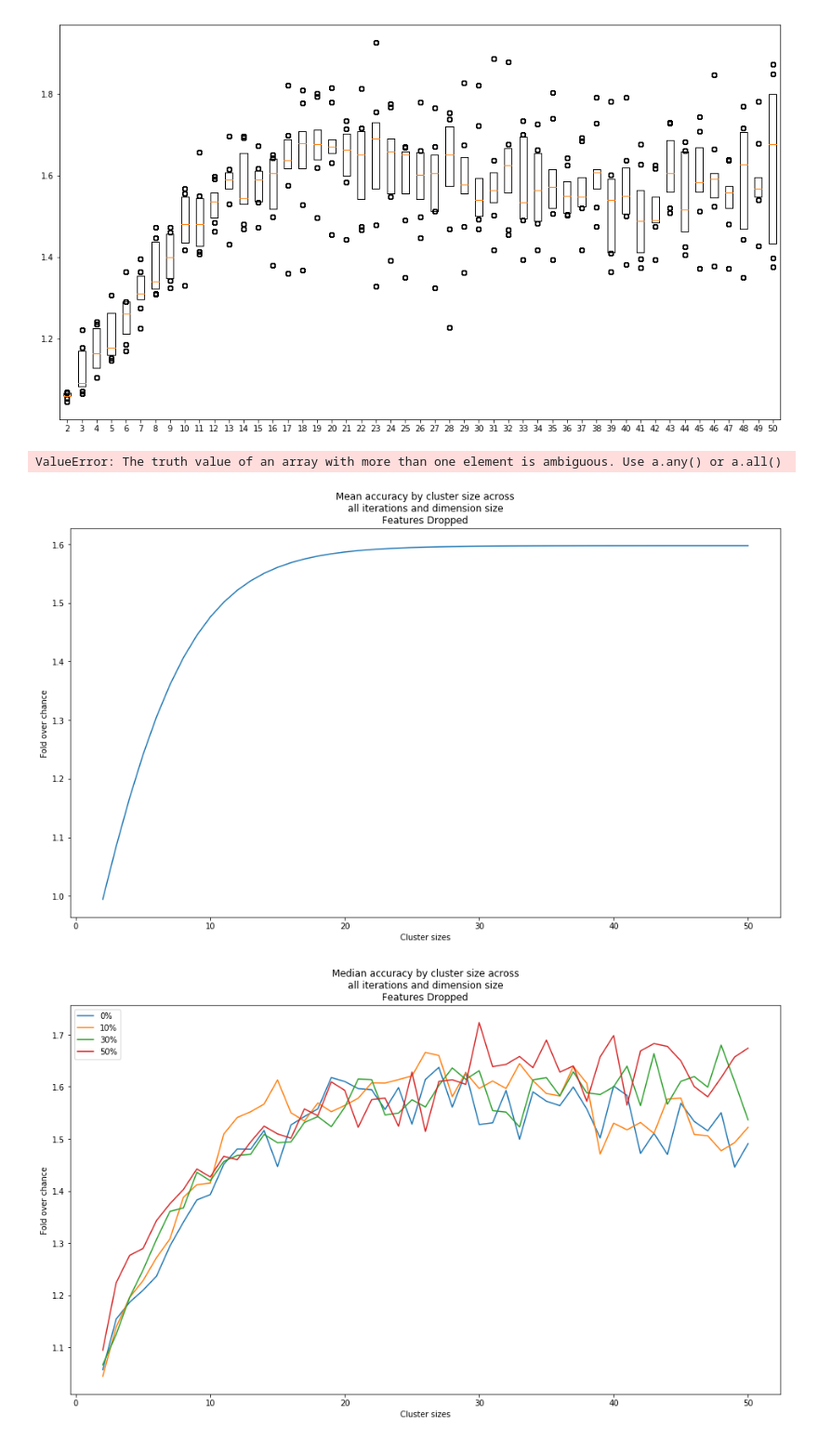
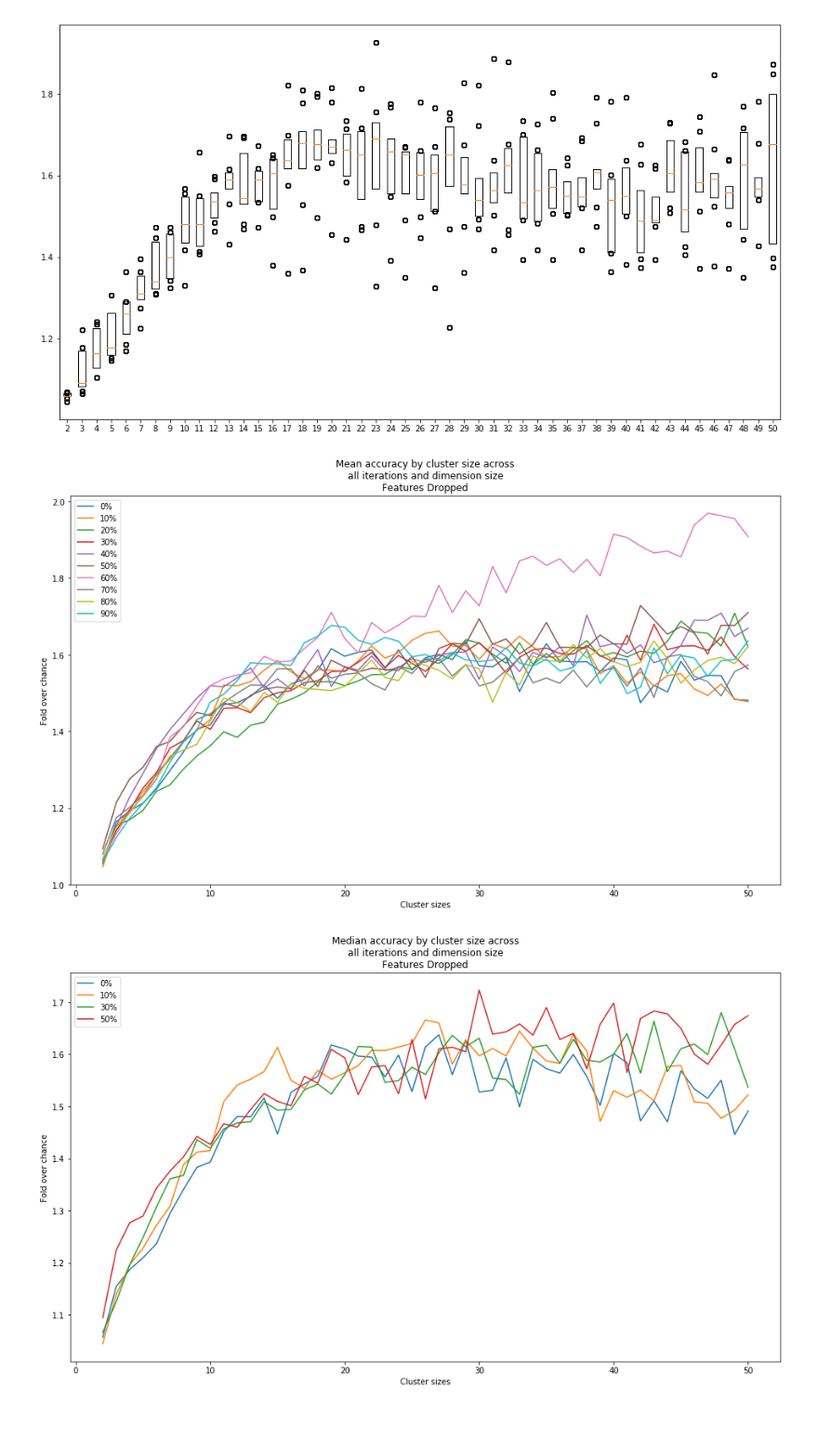
Before and after one commit to BouchardLab/ML_4_prec_prognosis, a Jupyter notebook: notebooks/drop_oc_features.ipynb, the cells around one changed output. Shown at 93% size. Cells and saved outputs as stored; diff of their text form; code cells hidden in the pictures.

Commit message:
worked on confidence intervals for plot

```diff
--- a/notebooks/drop_oc_features.ipynb
+++ b/notebooks/drop_oc_features.ipynb
@@ -138,40 +138,38 @@ for ii,x in enumerate(results.cluster_sizes):
 # %%
 from scipy.optimize import curve_fit
 from scipy.stats import norm, sem
 
 percent = [0,10,20,30,40,50,60,70,80,90]
 percent2 = [90]
 
-for ii,p in enumerate(percent2):
-    path = '/Users/ahyeon/Desktop/activ/results/features_dropped/umap_cluster_features_{}.h5'.format(p)
+for ii,p in enumerate(percent):
+    path = '/Users/ahyeon/Desktop/activ/results/features_dropped/oc_features_dropped/umap_cluster_features_{}.h5'.format(p)
     results = UmapClusteringResults(path)
     nclust = results.cluster_sizes.shape[0]
 
     mean_results = results.adjust().T.mean(axis=1)
-    high_ci = mean_results+1.96*sem(results.adjust().T, axis=1)
-    low_ci = mean_results-1.96*sem(results.adjust().T, axis=1)
+#     high_ci = mean_results+1.96*sem(results.adjust().T, axis=1)
+#     low_ci = mean_results-1.96*sem(results.adjust().T, axis=1)
 
     plt.rcParams["figure.figsize"] = [16,9]
     cmap = plt.get_cmap("tab10")
     plt.title("Mean accuracy by cluster size across\nall iterations and dimension size\nFeatures Dropped")
     plt.xlabel("Cluster sizes", )
     plt.ylabel("Fold over chance")
-    ci = norm.interval(0.25, loc=mean_results, scale=1)
-#     plt.plot(results.cluster_sizes,mean_results, '.', label='{}%'.format(p), color=cmap(ii))
-    popt, pcov = curve_fit(func, results.cluster_sizes, mean_results)
-    plt.plot(results.cluster_sizes, func(results.cluster_sizes, *popt), color=cmap(ii))
-    plt.boxplot(results.cluster_sizes, mean_results, whis=[25,75])
-    limit = np.ones(nclust)*popt[0]
-    plt.plot(results.cluster_sizes, limit)
-    shift = 1.96*np.sqrt(pcov[0][0])*np.ones(nclust)
-    plt.fill_between(results.cluster_sizes, limit+shift, limit-shift, alpha = 0.2)
-    plt.errorbar(results.cluster_sizes, mean_results, yerr=[low_ci, high_ci])
-
+    plt.plot(results.cluster_sizes,mean_results, label='{}%'.format(p), color=cmap(ii))
+#     for ii,x in enumerate(results.cluster_sizes):
+#         plt.boxplot(results.adjust(), labels=results.cluster_sizes, whis=[2.5,97.5])
+#     popt, pcov = curve_fit(func, results.cluster_sizes, mean_results)
+#     plt.plot(results.cluster_sizes, func(results.cluster_sizes, *popt), color=cmap(ii))
+#     limit = np.ones(nclust)*popt[0]
+#     plt.plot(results.cluster_sizes, limit)
+#     shift = 1.96*np.sqrt(pcov[0][0])*np.ones(nclust)
+#     plt.fill_between(results.cluster_sizes, limit+shift, limit-shift, alpha = 0.2)
+#     plt.errorbar(results.cluster_sizes, mean_results, yerr=[low_ci, high_ci])
     plt.legend()
 #     plt.savefig('/Users/ahyeon/Desktop/activ/results/features_dropped/meanacc.pdf')
 # %% [output]
-ValueError: The truth value of an array with more than one element is ambiguous. Use a.any() or a.all()
-[figure, old version]
+[figure, new version]
 # %%
 
 percent = [0,10,20,30,40,50]
```
